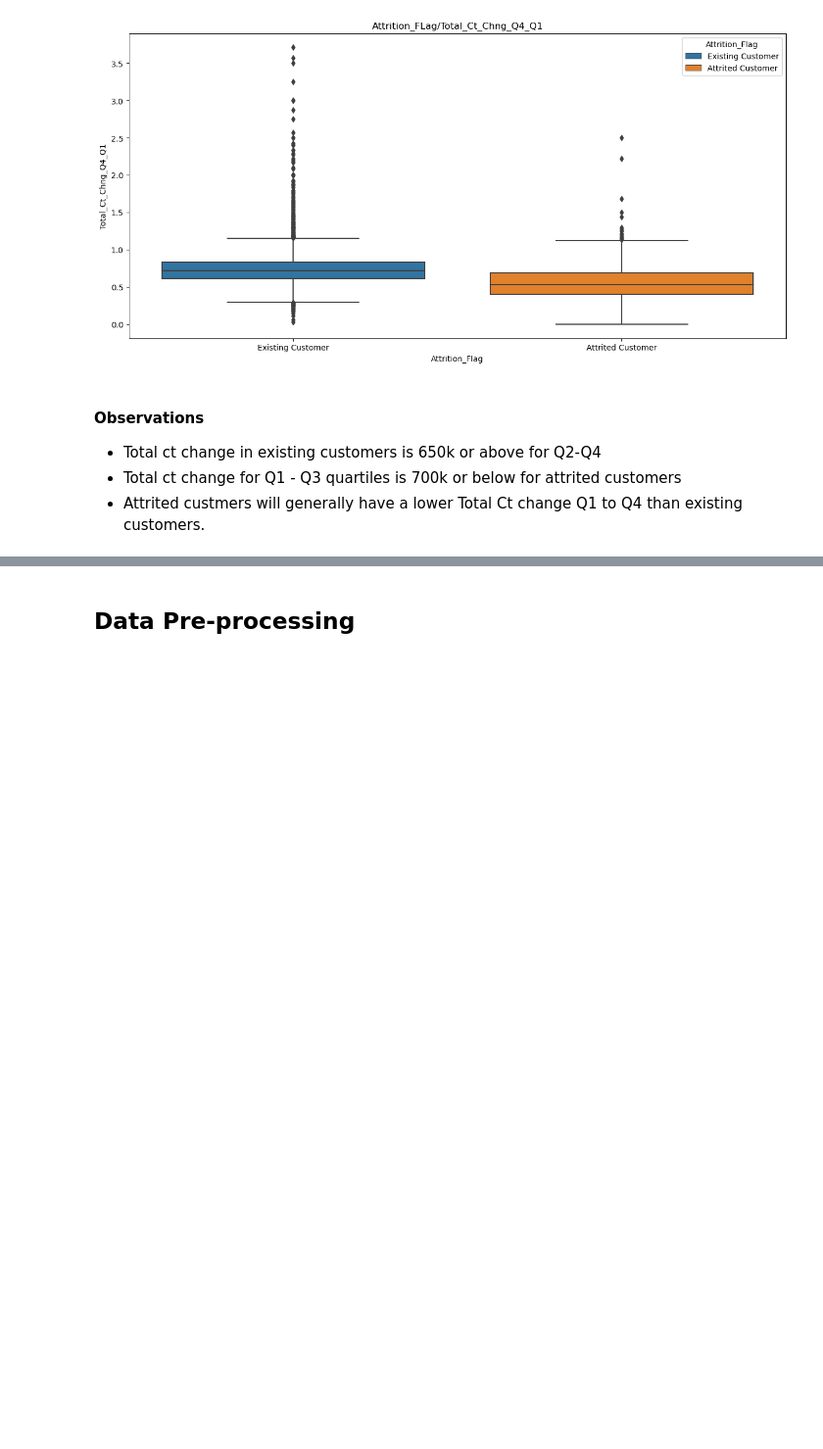
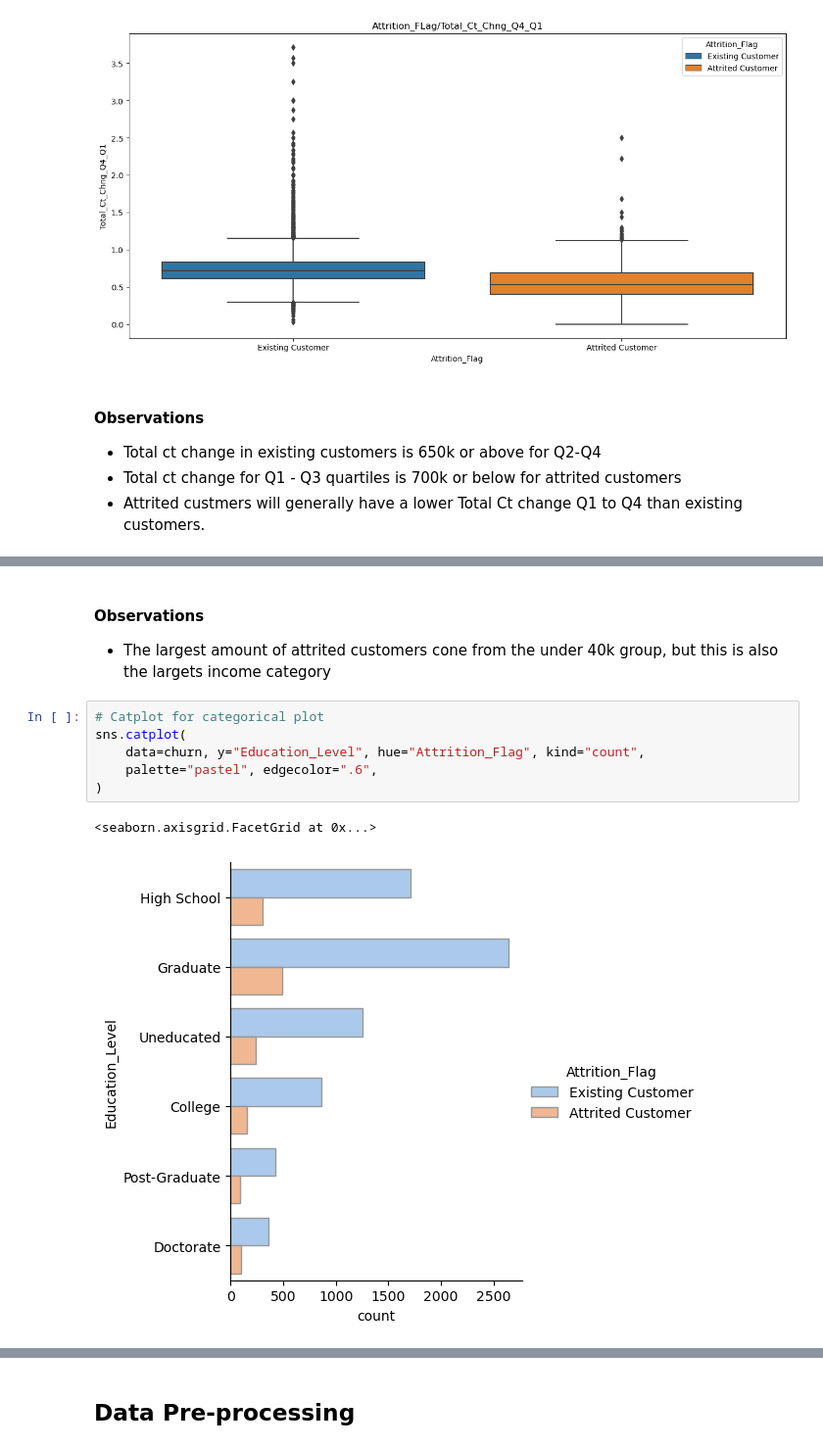
Before and after one commit to Drew75austin/Churn_Project, a Jupyter notebook: ETMT_Project_LearnerNotebook_FullCode (1).ipynb, the cells around one changed output, grey strips where cells are left out. Shown at 98% size. Drawn from its saved outputs; the diff is of its cells as text; blank space fills up the shorter version.

```diff
--- a/ETMT_Project_LearnerNotebook_FullCode (1).ipynb
+++ b/ETMT_Project_LearnerNotebook_FullCode (1).ipynb
@@ -779,0 +790,12 @@ box_plot("Attrition_Flag","Total_Ct_Chng_Q4_Q1","Total_Ct_Chng_Q4_Q1","Attrition
+# %% [markdown]
+#### Observations
+- The largest amount of attrited customers cone from the under 40k group, but this is also the largets income category
+# %%
+# Catplot for categorical plot
+sns.catplot(
+    data=churn, y="Education_Level", hue="Attrition_Flag", kind="count",
+    palette="pastel", edgecolor=".6",
+)
+# %% [output]
+<seaborn.axisgrid.FacetGrid at 0x...>
+[figure, added]
```
Also changed, not shown: parts of 20 cells of this notebook.
